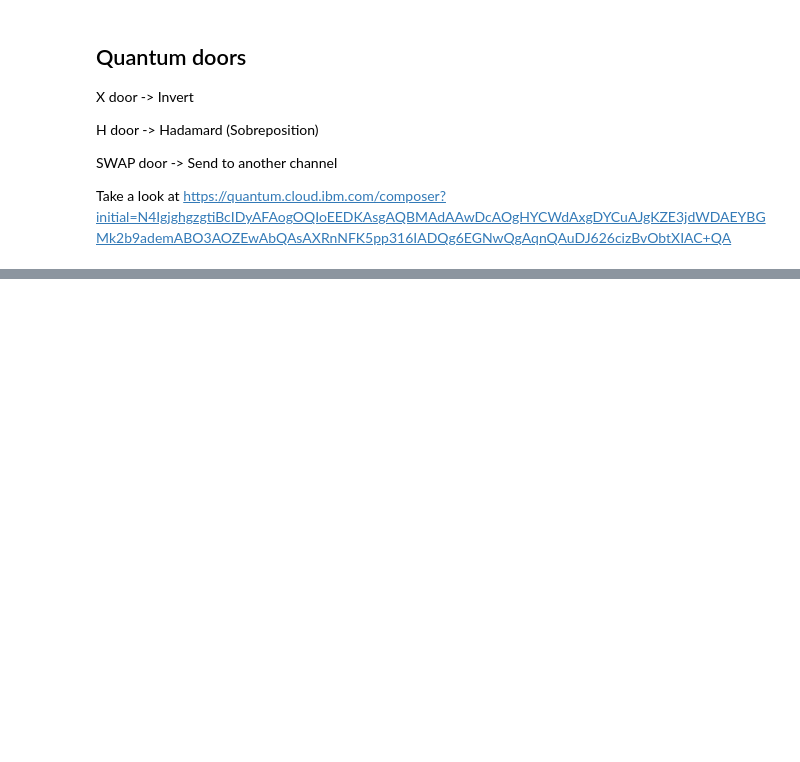
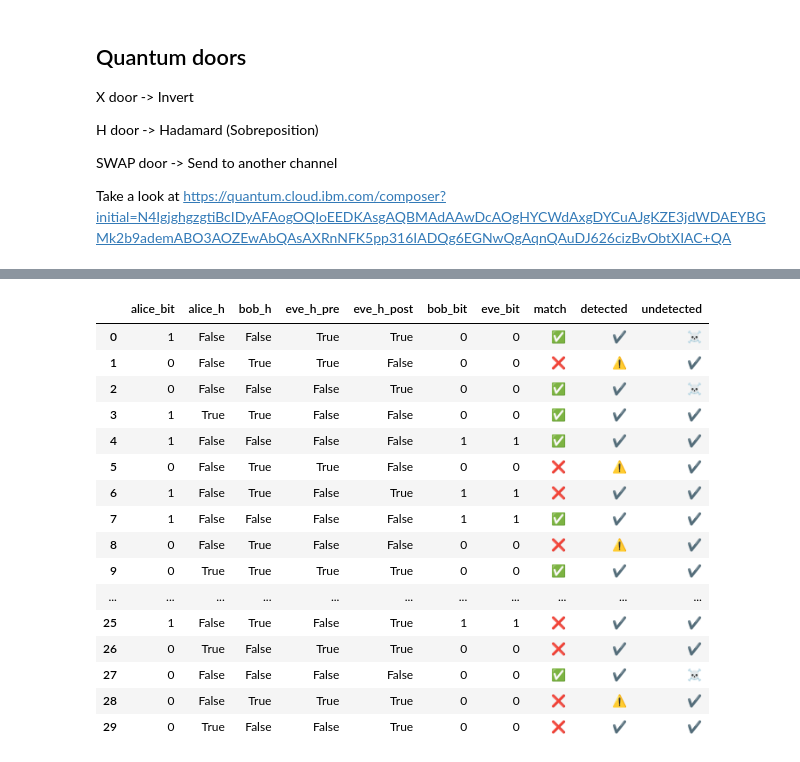
Before and after one commit to ManuelADSantos/Quantum_Computing_Specialization, a Jupyter notebook: classes/BB84.ipynb, the cells around one changed output, grey strips where cells are left out. Saved outputs shown, nothing was run; the diff lists cells and outputs as text; code cells hidden in the pictures; blank space fills up the shorter version.

```diff
--- a/classes/BB84.ipynb
+++ b/classes/BB84.ipynb
@@ -12,6 +12,8 @@ import pandas as pd
 
 from qiskit import QuantumRegister, ClassicalRegister, QuantumCircuit
 from qiskit_aer import AerSimulator
+
+simulator = AerSimulator()
 # %% [markdown]
 ## Quantum doors
 
@@ -84,0 +104,36 @@ ME: 1/════════════════════════
+# %%
+data = []
+
+for _ in range(30):
+    situation = {}
+    situation['alice_bit'] = np.random.choice([0, 1])
+    situation['alice_h'] = np.random.choice([True, False])
+    situation['bob_h'] = np.random.choice([True, False])
+
+    qc = QuantumCircuit(A, E, B, MB, ME)
+
+    ## === Alice ===
+    if situation['alice_bit'] == 1:
+        qc.x(A)
+    if situation['alice_h']:
+        qc.h(A)
+    qc.swap(A,E)
+
+    ## === Eve ===
+    qc.barrier()
+    qc.swap(E, B)
+
+    ## === Bob ===
+    qc.barrier()
+    if situation['bob_h']:
+        qc.h(B)
+    qc.measure(B,MB)
+
+    job = simulator.run(qc, shots=100)
+    counts = job.result().get_counts()
+    # counts = job.result().results[0].data.counts
+
+    situation['bob_bit'] = 0 if '0 0' in counts else 1
+    # situation['bob_bit'] = 0 if '0x0' in counts else 1
+
+    data.append(situation)
@@ -84,0 +256,24 @@ ME: 1/════════════════════════
+# %%
+df = pd.DataFrame(data)
+df['match'] = df.apply(lambda row: '✅' if row['alice_h'] == row['bob_h'] else '❌', axis=1)
+df['detected'] = df.apply(lambda row: '⚠️' if ((row['alice_h'] != row['bob_h']) and (row['alice_h'] == row['eve_bit'])) else '✔️', axis=1)
+df['undetected'] = df.apply(lambda row: '☠️' if ((row['alice_h'] == row['bob_h']) and (row['alice_h'] == row['eve_bit'] == row['bob_bit'])) else '✔️', axis=1)
+df
+# %% [output]
+|  | alice_bit | alice_h | bob_h | eve_h_pre | eve_h_post | bob_bit | eve_bit | match | detected | undetected |
+| 0 | 1 | False | False | True | True | 0 | 0 | ✅ | ✔️ | ☠️ |
+| 1 | 0 | False | True | True | False | 0 | 0 | ❌ | ⚠️ | ✔️ |
+| 2 | 0 | False | False | False | True | 0 | 0 | ✅ | ✔️ | ☠️ |
+| 3 | 1 | True | True | False | False | 0 | 0 | ✅ | ✔️ | ✔️ |
+| 4 | 1 | False | False | False | False | 1 | 1 | ✅ | ✔️ | ✔️ |
+| 5 | 0 | False | True | True | False | 0 | 0 | ❌ | ⚠️ | ✔️ |
+| 6 | 1 | False | True | False | True | 1 | 1 | ❌ | ✔️ | ✔️ |
+| 7 | 1 | False | False | False | False | 1 | 1 | ✅ | ✔️ | ✔️ |
+| 8 | 0 | False | True | False | False | 0 | 0 | ❌ | ⚠️ | ✔️ |
+| 9 | 0 | True | True | True | True | 0 | 0 | ✅ | ✔️ | ✔️ |
+| ... | ... | ... | ... | ... | ... | ... | ... | ... | ... | ... |
+| 25 | 1 | False | True | False | True | 1 | 1 | ❌ | ✔️ | ✔️ |
+| 26 | 0 | True | False | True | True | 0 | 0 | ❌ | ✔️ | ✔️ |
+| 27 | 0 | False | False | False | False | 0 | 0 | ✅ | ✔️ | ☠️ |
+| 28 | 0 | False | True | True | True | 0 | 0 | ❌ | ⚠️ | ✔️ |
+| 29 | 0 | True | False | False | True | 0 | 0 | ❌ | ✔️ | ✔️ |
```
Also changed, not shown: parts of 16 cells of this notebook.
